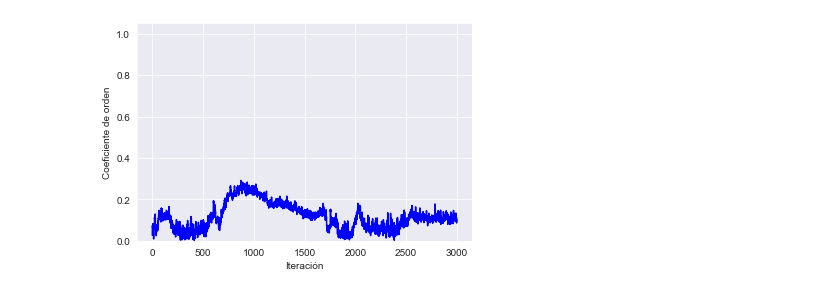
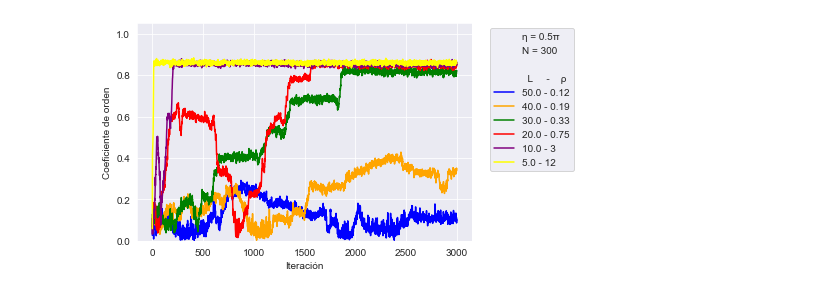
Before and after one commit to mricarte-i/2023Q2G01, a Jupyter notebook: TP2/plotter/order_over_iterations_notebook.ipynb, the cells around one changed output. Saved outputs shown, nothing was run; the diff lists cells and outputs as text; code cells hidden in the pictures.

Commit message:
va in time vs density plot

```diff
--- a/TP2/plotter/order_over_iterations_notebook.ipynb
+++ b/TP2/plotter/order_over_iterations_notebook.ipynb
@@ -11,9 +5,11 @@ SystemExit: 2
 # %%
 
 #static_files,     dynamic_files,     polarization_files,     colors_file, out_image_file = parse_order_over_iterations_arguments()
 
 static_file_list, dynamic_file_list, polarization_file_list, colors      = read_order_over_iterations_files("sample/static_files.txt", "sample/dynamic_files.txt", "sample/polarization_files.txt", "sample/colors_file.txt")
 
-plot_polarization_over_iterations_from_files(static_file_list, dynamic_file_list, polarization_file_list, "order_over_iterations.png", colors)
+noises = get_params_from_filename(static_file_list, dynamic_file_list, polarization_file_list)
+
+plot_polarization_over_iterations_from_files(static_file_list, dynamic_file_list, polarization_file_list, "order_over_iterations.png", colors, noises)
 # %% [output]
-[figure, old version]
+[figure, new version]
```
Also changed, not shown: parts of 1 cell of this notebook, 1 other file.
